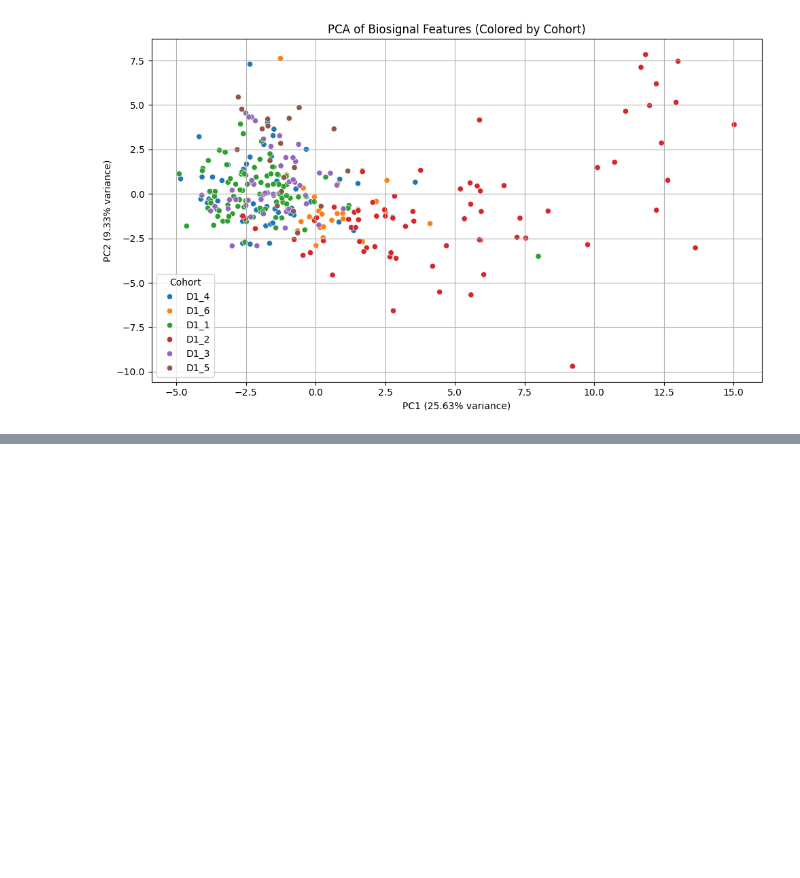
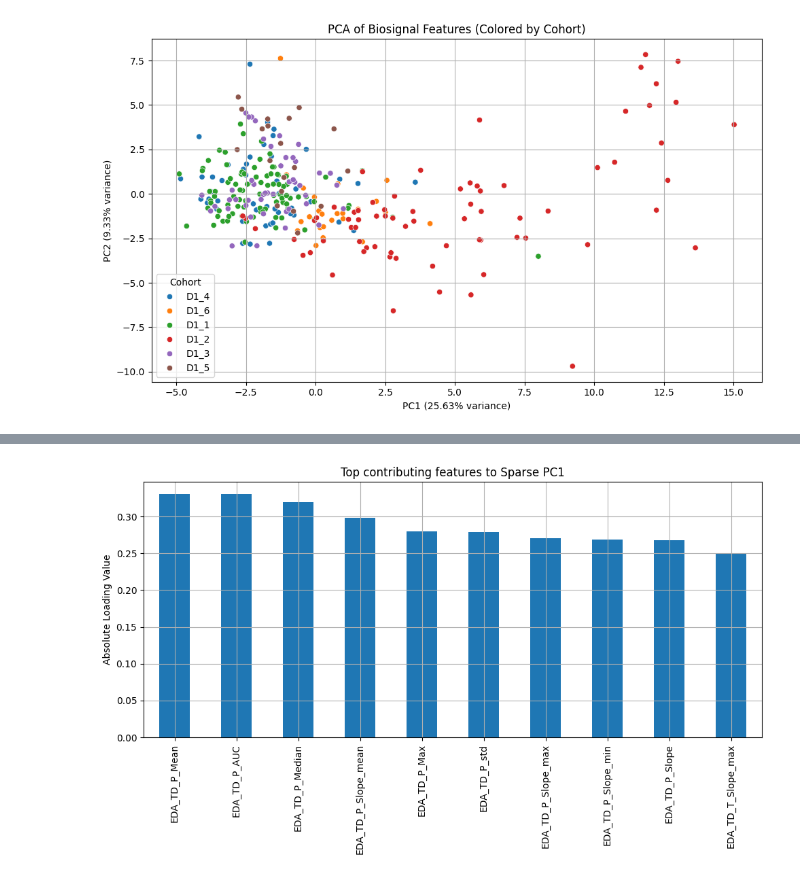
Before and after one commit to BjarkeErichsen/unsupervised-cda-proj-2, a Jupyter notebook: case2_A.ipynb, the cells around one changed output, grey strips where cells are left out. Drawn from its saved outputs; the diff is of its cells as text; code cells hidden in the pictures; blank space fills up the shorter version.

```diff
--- a/case2_A.ipynb
+++ b/case2_A.ipynb
@@ -133,13 +120,9 @@ AttributeError: 'numpy.ndarray' object has no attribute 'columns'
 # %%
 from sklearn.decomposition import SparsePCA
 
-spca = SparsePCA(n_components=5, alpha=1, random_state=42)
-X_spca = spca.fit_transform(X_scaled)
+n_components = 15
 
-# Sparse loadings
-sparse_loadings = pd.DataFrame(spca.components_.T,
-                               columns=[f'SPC{i+1}' for i in range(5)],
-                               index=X.columns)
+spca = SparsePCA(n_components=n_components, alpha=1, random_state=42)
+spca_components = spca.fit_transform(features_scaled)
 
-# Scores (new representation)
-sparse_scores = pd.DataFrame(X_spca, columns=[f'SPC{i+1}' for i in range(5)])
+loadings = pd.DataFrame(spca.components_, columns=data.columns[:-12])
@@ -286,0 +151,12 @@ plt.show()
+# %%
+top_features_pc1 = loadings.iloc[0].abs().sort_values(ascending=False).head(10)
+
+plt.figure(figsize=(10, 6))
+top_features_pc1.plot(kind='bar')
+plt.title("Top contributing features to Sparse PC1")
+plt.ylabel("Absolute Loading Value")
+plt.grid(True)
+plt.tight_layout()
+plt.show()
+# %% [output]
+[figure, added]
```
Also changed, not shown: parts of 10 cells of this notebook.
